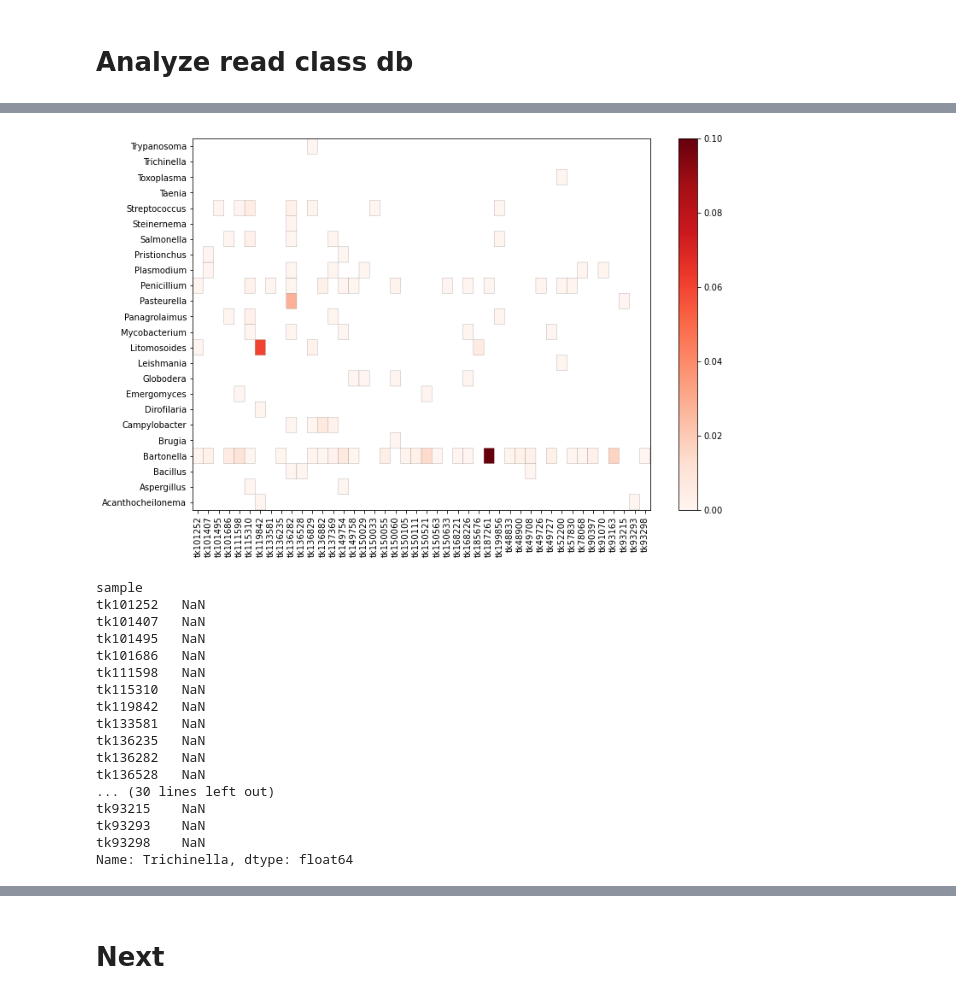
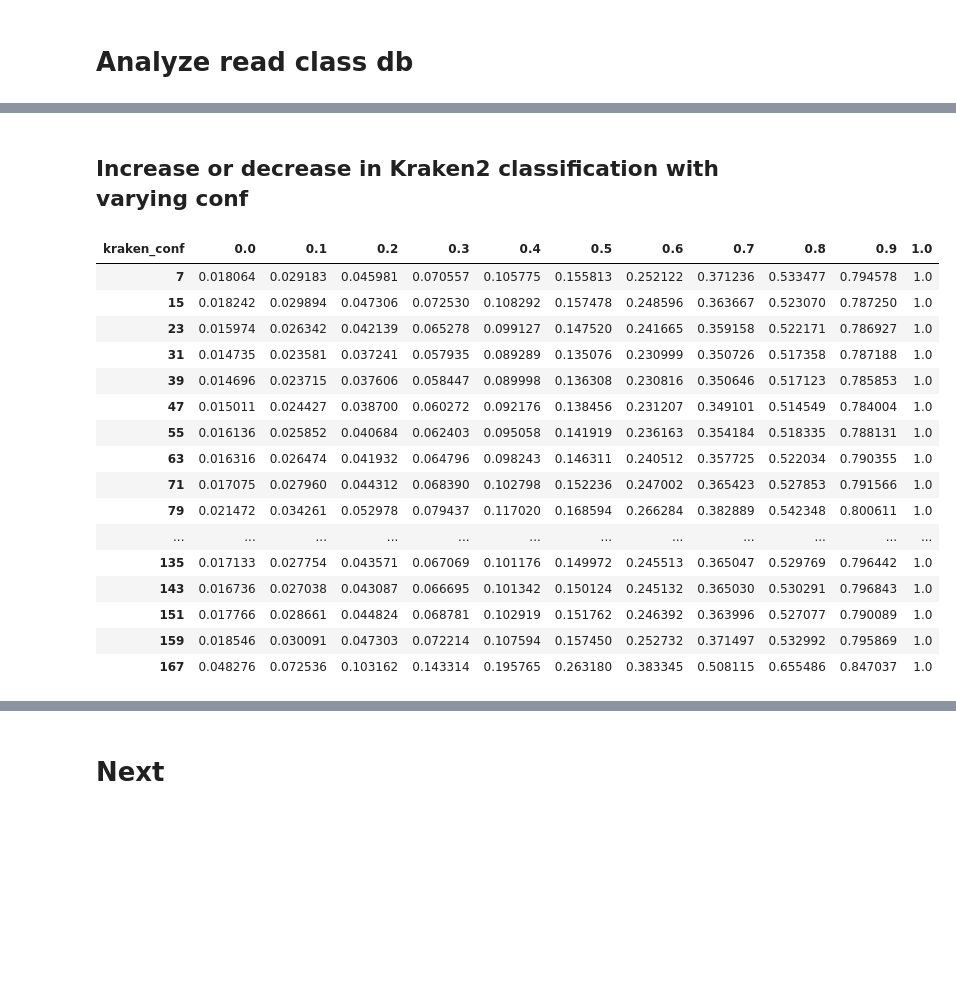
Before and after one commit to nealplatt/pathogen_probes, a Jupyter notebook: code/postseq_analyses.ipynb, the cells around one changed output, grey strips where cells are left out. Drawn from its saved outputs; the diff is of its cells as text; code cells hidden in the pictures; blank space fills up the shorter version.

```diff
--- a/code/postseq_analyses.ipynb
+++ b/code/postseq_analyses.ipynb
@@ -411,41 +412,2 @@ plt.show()
-# %%
-class_agg=df.loc[(df["class"] != "Mammalia") & (df["taxon_num_frags"] > 1000)].groupby(['sample','genus']).agg({'taxon_num_frags': 'sum'}).reset_index()
-#class_agg=df.loc[(df["class"] != "Mammalia")].groupby(['sample','genus']).agg({'taxon_num_frags': 'sum'}).reset_index()
-
-class_piv=class_agg.pivot(index="sample", columns="genus", values="taxon_num_frags").fillna(0)
-#convert to percentages
-class_piv = class_piv.div(taxon_num_frags, axis=0)
-
-#drop controls
-class_piv=class_piv.drop(labels=["lm_a", "lm_b", "lm_c", "lm_d", "lm_e", "lm_f"]).dropna(axis=1, how='all').dropna(axis=0, how='all')
-class_piv.replace(0, np.nan, inplace=True)
-
-plt.figure(figsize=(12,8))
-plt.pcolor(class_piv.T, cmap="Reds", edgecolor='grey', vmin=0, vmax=0.1)
-plt.colorbar()
-plt.yticks(np.arange(0.5, len(class_piv.columns), 1), class_piv.columns)
-plt.xticks(np.arange(0.5, len(class_piv.index), 1), class_piv.index, rotation='vertical')
-#plt.savefig('heatmap_genus_gt1k_pathogens.svg', dpi=300, facecolor="white")
-plt.show()
-# %% [output]
-[figure, removed]
-# %%
-class_piv["Trichinella"]
-# %% [output]
-sample
-tk101252   NaN
-tk101407   NaN
-tk101495   NaN
-tk101686   NaN
-tk111598   NaN
-tk115310   NaN
-tk119842   NaN
-tk133581   NaN
-tk136235   NaN
-tk136282   NaN
-tk136528   NaN
-... (30 lines left out)
-tk93215    NaN
-tk93293    NaN
-tk93298    NaN
-Name: Trichinella, dtype: float64
+# %% [markdown]
+## Increase or decrease in Kraken2 classification with varying conf
@@ -451,0 +430,20 @@ Name: Trichinella, dtype: float64
+# %%
+piv_unc_perc
+# %% [output]
+| kraken_conf | 0.0 | 0.1 | 0.2 | 0.3 | 0.4 | 0.5 | 0.6 | 0.7 | 0.8 | 0.9 | 1.0 |
+| 7 | 0.018064 | 0.029183 | 0.045981 | 0.070557 | 0.105775 | 0.155813 | 0.252122 | 0.371236 | 0.533477 | 0.794578 | 1.0 |
+| 15 | 0.018242 | 0.029894 | 0.047306 | 0.072530 | 0.108292 | 0.157478 | 0.248596 | 0.363667 | 0.523070 | 0.787250 | 1.0 |
+| 23 | 0.015974 | 0.026342 | 0.042139 | 0.065278 | 0.099127 | 0.147520 | 0.241665 | 0.359158 | 0.522171 | 0.786927 | 1.0 |
+| 31 | 0.014735 | 0.023581 | 0.037241 | 0.057935 | 0.089289 | 0.135076 | 0.230999 | 0.350726 | 0.517358 | 0.787188 | 1.0 |
+| 39 | 0.014696 | 0.023715 | 0.037606 | 0.058447 | 0.089998 | 0.136308 | 0.230816 | 0.350646 | 0.517123 | 0.785853 | 1.0 |
+| 47 | 0.015011 | 0.024427 | 0.038700 | 0.060272 | 0.092176 | 0.138456 | 0.231207 | 0.349101 | 0.514549 | 0.784004 | 1.0 |
+| 55 | 0.016136 | 0.025852 | 0.040684 | 0.062403 | 0.095058 | 0.141919 | 0.236163 | 0.354184 | 0.518335 | 0.788131 | 1.0 |
+| 63 | 0.016316 | 0.026474 | 0.041932 | 0.064796 | 0.098243 | 0.146311 | 0.240512 | 0.357725 | 0.522034 | 0.790355 | 1.0 |
+| 71 | 0.017075 | 0.027960 | 0.044312 | 0.068390 | 0.102798 | 0.152236 | 0.247002 | 0.365423 | 0.527853 | 0.791566 | 1.0 |
+| 79 | 0.021472 | 0.034261 | 0.052978 | 0.079437 | 0.117020 | 0.168594 | 0.266284 | 0.382889 | 0.542348 | 0.800611 | 1.0 |
+| ... | ... | ... | ... | ... | ... | ... | ... | ... | ... | ... | ... |
+| 135 | 0.017133 | 0.027754 | 0.043571 | 0.067069 | 0.101176 | 0.149972 | 0.245513 | 0.365047 | 0.529769 | 0.796442 | 1.0 |
+| 143 | 0.016736 | 0.027038 | 0.043087 | 0.066695 | 0.101342 | 0.150124 | 0.245132 | 0.365030 | 0.530291 | 0.796843 | 1.0 |
+| 151 | 0.017766 | 0.028661 | 0.044824 | 0.068781 | 0.102919 | 0.151762 | 0.246392 | 0.363996 | 0.527077 | 0.790089 | 1.0 |
+| 159 | 0.018546 | 0.030091 | 0.047303 | 0.072214 | 0.107594 | 0.157450 | 0.252732 | 0.371497 | 0.532992 | 0.795869 | 1.0 |
+| 167 | 0.048276 | 0.072536 | 0.103162 | 0.143314 | 0.195765 | 0.263180 | 0.383345 | 0.508115 | 0.655486 | 0.847037 | 1.0 |
```
Also changed, not shown: parts of 31 cells of this notebook, 6 other files.
